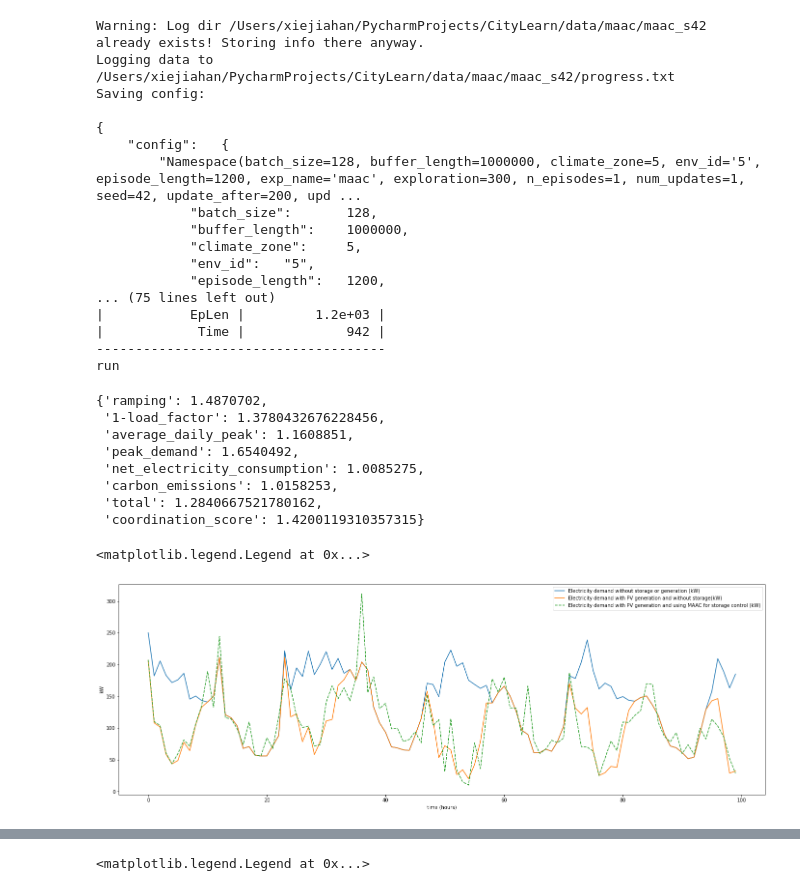
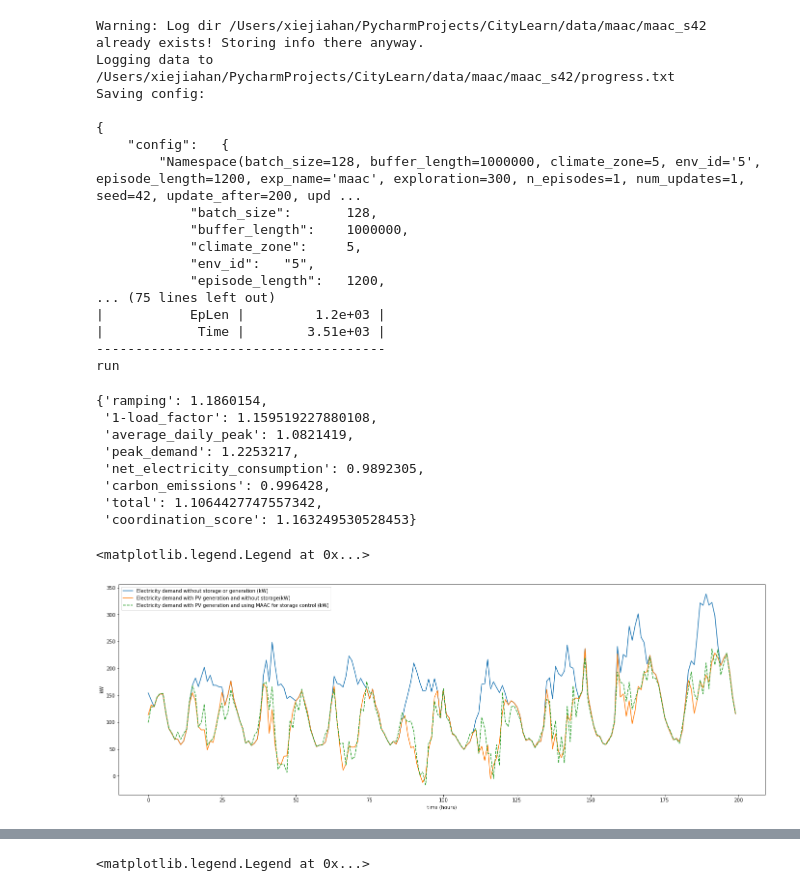
Before and after one commit to intelligent-environments-lab/CityLearn, a Jupyter notebook: maac/main.ipynb, the cells around one changed output, grey strips where cells are left out. Cells and saved outputs as stored; diff of their text form; code cells hidden in the pictures.

```diff
--- a/maac/main.ipynb
+++ b/maac/main.ipynb
@@ -14,7 +14,7 @@ parser.add_argument("--batch_size",
                     default=128, type=int,
                     help="Batch size for training")
 parser.add_argument("--update_after", default=200)
-parser.add_argument("--update_every", default=10, type=int)
+parser.add_argument("--update_every", default=1, type=int)
 parser.add_argument("--num_updates", default=1, type=int,
                     help="Number of updates per update cycle")
 parser.add_argument("--exploration", default=300, type=int)
@@ -43,33 +43,33 @@ Saving config:
             "episode_length":   1200,
 ... (75 lines left out)
 |           EpLen |         1.2e+03 |
-|            Time |             942 |
+|            Time |        3.51e+03 |
 -------------------------------------
 run
 # %%
 env.cost()
 # %% [output]
-{'ramping': 1.4870702,
- '1-load_factor': 1.3780432676228456,
- 'average_daily_peak': 1.1608851,
- 'peak_demand': 1.6540492,
- 'net_electricity_consumption': 1.0085275,
- 'carbon_emissions': 1.0158253,
- 'total': 1.2840667521780162,
- 'coordination_score': 1.4200119310357315}
+{'ramping': 1.1860154,
+ '1-load_factor': 1.159519227880108,
+ 'average_daily_peak': 1.0821419,
+ 'peak_demand': 1.2253217,
+ 'net_electricity_consumption': 0.9892305,
+ 'carbon_emissions': 0.996428,
+ 'total': 1.1064427747557342,
+ 'coordination_score': 1.163249530528453}
 # %%
 sim_period = (0, config.episode_length)
-interval = range(800, 900)
+interval = range(1000, 1200)
 plt.figure(figsize=(24, 8))
 plt.plot(env.net_electric_consumption_no_pv_no_storage[interval])
 plt.plot(env.net_electric_consumption_no_storage[interval])
 plt.plot(env.net_electric_consumption[interval], '--')
 plt.xlabel('time (hours)')
 plt.ylabel('kW')
 plt.legend(['Electricity demand without storage or generation (kW)',
             'Electricity demand with PV generation and without storage(kW)',
             'Electricity demand with PV generation and using MAAC for storage control (kW)'])
 # %% [output]
 <matplotlib.legend.Legend at 0x...>
-[figure, old version]
+[figure, new version]
 # %%
```
Also changed, not shown: parts of 1 cell of this notebook, 5 other files.
